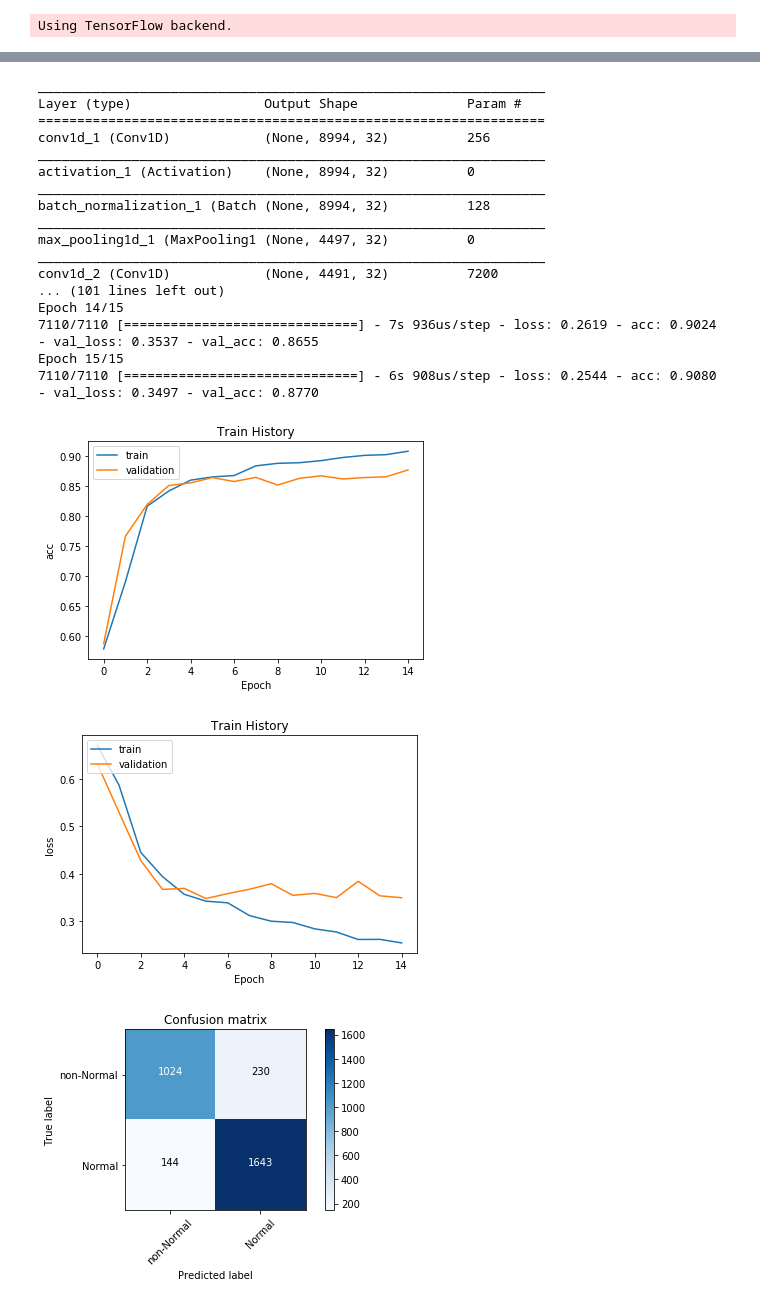
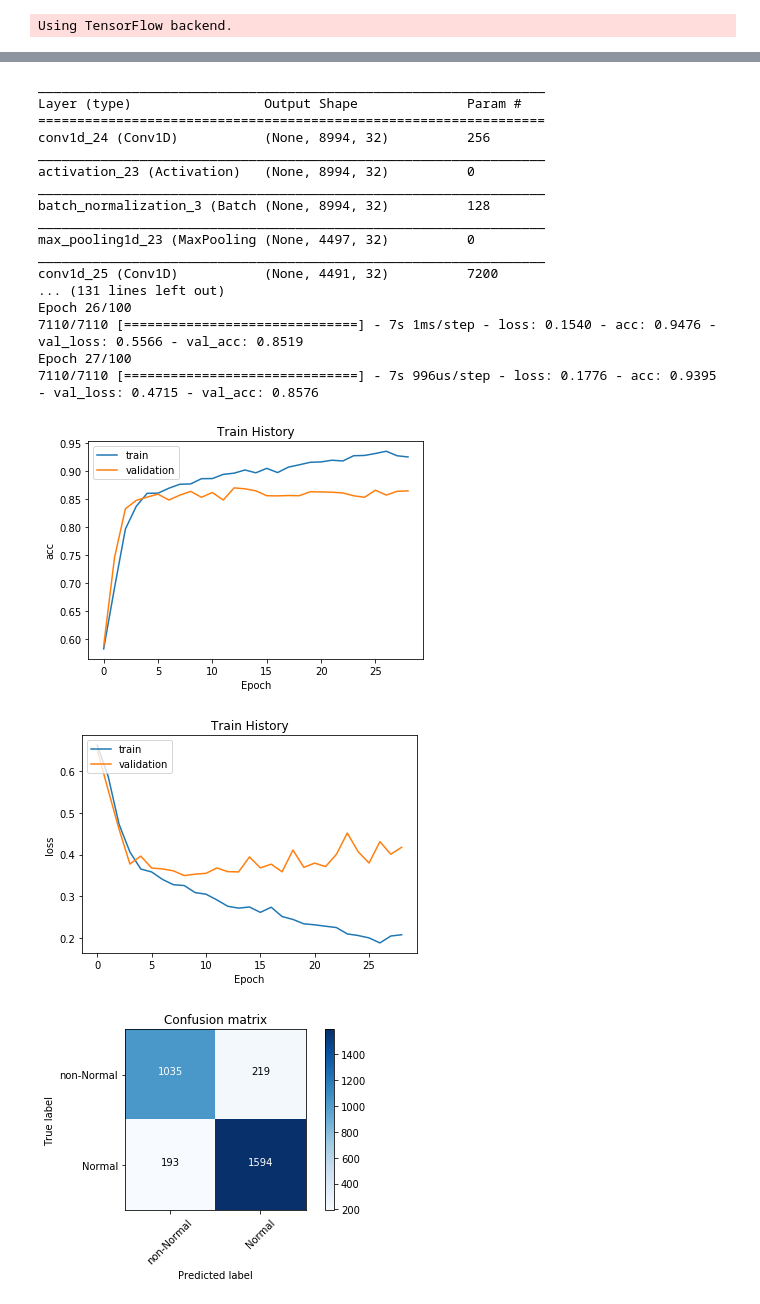
Before and after one commit to yanshuolee/ECG-AF-Detection, a Jupyter notebook: Combined Model/Normal vs non-Normal/Normal-cnn.ipynb, the cells around one changed output, grey strips where cells are left out. Saved outputs shown, nothing was run; the diff lists cells and outputs as text; code cells hidden in the pictures.

Commit message:
combined model update

```diff
--- a/Combined Model/Normal vs non-Normal/Normal-cnn.ipynb
+++ b/Combined Model/Normal vs non-Normal/Normal-cnn.ipynb
@@ -65,7 +44,6 @@ model.add(Conv1D(filters = 32, kernel_size = 7, input_shape = (trainData.shape[1
 model.add(Activation('relu'))
 model.add(BatchNormalization())
 model.add(MaxPooling1D(pool_size = 2))
-
 
 model.add(Conv1D(filters = 32, kernel_size = 7))
 model.add(Activation('relu'))
@@ -75,7 +53,6 @@ model.add(Conv1D(filters = 64, kernel_size = 7))
 model.add(Activation('relu'))
 model.add(MaxPooling1D(pool_size = 2))
 
-
 model.add(Conv1D(filters = 64, kernel_size = 3))
 model.add(Activation('relu'))
 model.add(MaxPooling1D(pool_size = 2))
@@ -84,12 +61,10 @@ model.add(Conv1D(filters = 128, kernel_size = 3))
 model.add(Activation('relu'))
 model.add(MaxPooling1D(pool_size = 2))
 
-
 model.add(Conv1D(filters = 128, kernel_size = 3))
 model.add(Activation('relu'))
 model.add(MaxPooling1D(pool_size = 2))
 model.add(Dropout(0.15))
-
 
 model.add(Conv1D(filters = 256, kernel_size = 3))
 model.add(Activation('relu'))
@@ -104,50 +79,53 @@ model.add(Conv1D(filters = 512, kernel_size = 3))
 model.add(Activation('relu'))
 model.add(MaxPooling1D(pool_size = 2))
 
+model.add(Conv1D(filters = 512, kernel_size = 3))
+model.add(Activation('relu'))
+model.add(MaxPooling1D(pool_size = 2))
+model.add(Dropout(0.3))
 
 model.add(Conv1D(filters = 512, kernel_size = 3))
 model.add(Activation('relu'))
 model.add(MaxPooling1D(pool_size = 2))
-model.add(Dropout(0.45))
-
 
 model.add(Flatten())
 model.add(Dense(128, activation = 'relu'))
 model.add(Dropout(0.5))
 model.add(Dense(16, activation = 'relu'))
-model.add(Dense(2, activation = "softmax"))
+model.add(Dense(2, activation = "sigmoid"))
 
 print(model.summary())
 
-
-adam = Adam(lr = 0.001)
-model.compile(optimizer = adam, loss = "categorical_crossentropy", metrics=['accuracy'])
+adam = Adam(lr = 0.0005)
+early_stop = EarlyStopping(patience=20)
+model.compile(optimizer = adam, loss = "binary_crossentropy", metrics=['accuracy'])
 train_history_1 = model.fit(x = trainData,
                             y = trainLabel,
-                            epochs=15,
+                            epochs=100,
                             validation_data=(testData, testLabel),
+                            callbacks=[early_stop],
                             batch_size=70,
                             verbose=1)
 
-model.save('Normal_nonNormal_TST.h5')
+# model.save('Normal_nonNormal_TST.h5')
 # %% [output]
 _________________________________________________________________
 Layer (type)                 Output Shape              Param #
 =================================================================
-conv1d_1 (Conv1D)            (None, 8994, 32)          256
+conv1d_24 (Conv1D)           (None, 8994, 32)          256
 _________________________________________________________________
-activation_1 (Activation)    (None, 8994, 32)          0
+activation_23 (Activation)   (None, 8994, 32)          0
 _________________________________________________________________
-batch_normalization_1 (Batch (None, 8994, 32)          128
+batch_normalization_3 (Batch (None, 8994, 32)          128
 _________________________________________________________________
-max_pooling1d_1 (MaxPooling1 (None, 4497, 32)          0
+max_pooling1d_23 (MaxPooling (None, 4497, 32)          0
 _________________________________________________________________
-conv1d_2 (Conv1D)            (None, 4491, 32)          7200
-... (101 lines left out)
-Epoch 14/15
-7110/7110 [==============================] - 7s 936us/step - loss: 0.2619 - acc: 0.9024 - val_loss: 0.3537 - val_acc: 0.8655
-Epoch 15/15
-7110/7110 [==============================] - 6s 908us/step - loss: 0.2544 - acc: 0.9080 - val_loss: 0.3497 - val_acc: 0.8770
+conv1d_25 (Conv1D)           (None, 4491, 32)          7200
+... (131 lines left out)
+Epoch 26/100
+7110/7110 [==============================] - 7s 1ms/step - loss: 0.1540 - acc: 0.9476 - val_loss: 0.5566 - val_acc: 0.8519
+Epoch 27/100
+7110/7110 [==============================] - 7s 996us/step - loss: 0.1776 - acc: 0.9395 - val_loss: 0.4715 - val_acc: 0.8576
 # %%
 import pylab as plt
 def history_display(hist, train, validation):
@@ -169,11 +147,11 @@ def show_plot(flag, hist):
 # %%
 show_plot('acc', train_history_1)
 # %% [output]
-[figure, old version]
+[figure, new version]
 # %%
 show_plot('loss', train_history_1)
 # %% [output]
-[figure, old version]
+[figure, new version]
 # %%
 import itertools
 import pylab as plt
@@ -208,8 +186,7 @@ def plot_confusion_matrix(cm, classes,
 # %%
 from sklearn.metrics import confusion_matrix
 test_prediction = model.predict_classes(testData, batch_size=1)
 cnf_matrix = confusion_matrix(testL, test_prediction)
-plot_confusion_matrix(cnf_matrix, classes=['non-Normal','Normal'],
-                      title='Confusion matrix')
+plot_confusion_matrix(cnf_matrix, classes=['non-Normal','Normal'], title='Confusion matrix')
 # %% [output]
-[figure, old version]
+[figure, new version]
```
Also changed, not shown: parts of 2 cells of this notebook, 15 other files.
